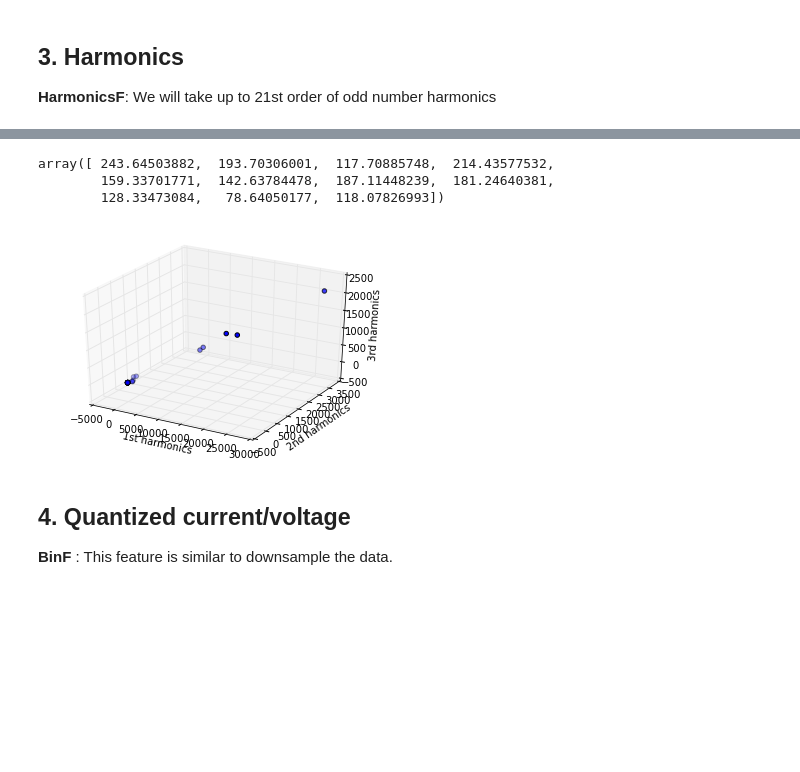
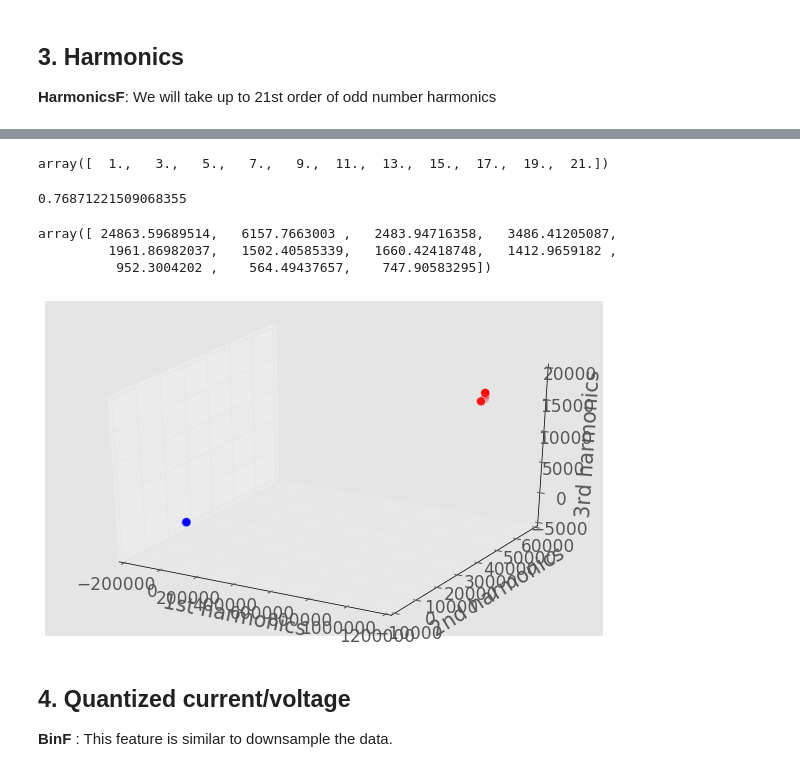
Before and after one commit to jingkungao/PLAID, a Jupyter notebook: Appliance Identification Code for GlobalSip.ipynb, the cells around one changed output, grey strips where cells are left out. Saved outputs shown, nothing was run; the diff lists cells and outputs as text; code cells hidden in the pictures; blank space fills up the shorter version.

```diff
--- a/Appliance Identification Code for GlobalSip.ipynb
+++ b/Appliance Identification Code for GlobalSip.ipynb
@@ -272,0 +293,10 @@ plt.show()
+# %%
+# plot four instances
+ids = [1,8,3,4]
+normalize = lambda x:x/(max(x)*1.1)
+for i in ids:
+    plt.plot(normalize(RawCF[np.where(type_label==i)[0][0],]),'.',label=Unq_type[i-1])
+    plt.legend()
+plt.xlabel('count')
+plt.ylabel('normalized current value')
+plt.title('One Period of Steady State')
@@ -273,11 +306,3 @@ plt.show()
 # %% [markdown]
 ## 2. Real/Reactive Power, PQ Plane feature
 **PQ**: Calculate real and reactive power from steady states
-# %%
-n = len(Data)
-PQ = np.empty([n,2])
-PQ[:,0] = np.mean(rep_I*rep_V,1) # real power
-for i in range(n):
-    tempI = Data[i+1]['current'][NS+1:]
-    tempV = Data[i+1]['voltage'][NS-NS/4+1:-NS/4]
-    PQ[i,1] = np.sum(tempI*tempV)/(npts-NS) # reactive power
@@ -286,9 +341,8 @@ import matplotlib.cm as cmx
 import matplotlib.colors as colors
 
 def get_cmap(N):
-    '''Returns a function that maps each index in 0, 1, ... N-1
-     to a distinct RGB color. Courtesy to the code snipped from
-     http://stackoverflow.com/questions/14720331/how-to-generate-random-colors-in-matplotlib'''
+    '''Returns a function that maps each index in 0, 1, ... N-1 to a distinct
+    RGB color.'''
     color_norm  = colors.Normalize(vmin=0, vmax=N-1)
     scalar_map = cmx.ScalarMappable(norm=color_norm, cmap='hsv')
     def map_index_to_rgb_color(index):
@@ -296,12 +350,11 @@ def get_cmap(N):
     return map_index_to_rgb_color
 
 cmap = get_cmap(11)
-Legends=('AC','CFL','Fan','Fridge','Hairdryer','Heater',
-         'Bulb','Laptop','Microwave','Vaccum','Washer')
+Legends=('AC','CFL','Fan','Fridge','Hairdryer','Heater','Bulb','Laptop','Microwave','Vaccum','Washer')
 markers='ov^<>sph+Dx'
 colors='bgrcmk'
 minx,maxx,miny,maxy = (0,0,0,0)
-fig=plt.figure(figsize=(4.9,3.9))
+fig=plt.figure(figsize=(12,6))
 ax=fig.add_subplot(1,1,1)
 ax.set_position([0.1,0.1,.6,0.8])
 # visualization of current features from certain type in PQ
@@ -311,7 +364,7 @@ for i in range(11):
     ix1 = ix[b]
     tempx = PQ[ix1,0]
     tempy = PQ[ix1,1]
-    plt.scatter(tempx,tempy,c=cmap(i),marker=markers[i],label=Legends[i])
+    plt.scatter(tempx,tempy,c=cmap(i),marker=markers[i], s=100, label=Legends[i])
     minx = min(minx,min(tempx))
     maxx = max(maxx,max(tempx))
     miny = min(miny,min(tempy))
@@ -348,34 +401,40 @@ plt.plot(x[:200],y[:200],'.-')
+# %%
+harmonics
+# %% [output]
+array([  1.,   3.,   5.,   7.,   9.,  11.,  13.,  15.,  17.,  19.,  21.])
+# %%
+y[40]
+# %% [output]
+0.76871221509068355
 # %%
 for i in range(n):
     temp_P = Data[i+1]['current']*Data[i+1]['voltage']
     y = np.abs(np.fft.fft(temp_P))
-    h = 40*harmonics+1
+    h = 40*harmonics
     h = h.astype(int)
     HarmonicsF[i,] =y[h]
 HarmonicsF[1,]
 # %% [output]
-array([ 243.64503882,  193.70306001,  117.70885748,  214.43577532,
-        159.33701771,  142.63784478,  187.11448239,  181.24640381,
-        128.33473084,   78.64050177,  118.07826993])
+array([ 24863.59689514,   6157.7663003 ,   2483.94716358,   3486.41205087,
+         1961.86982037,   1502.40585339,   1660.42418748,   1412.9659182 ,
+          952.3004202 ,    564.49437657,    747.90583295])
 # %%
 # visualization of harmonics features from certain type
 from mpl_toolkits.mplot3d import Axes3D
 
-ix1=np.where(type_label==9)[0][:20]
-ix2=np.where(type_label==7)[0][:20]
+ix1=np.where(type_label==9)[0][:4]
+ix2=np.where(type_label==7)[0][:4]
 fig = plt.figure()
 ax = fig.add_subplot(111, projection='3d')
-ax.scatter(xs=HarmonicsF[ix1,0], ys=HarmonicsF[ix1,1],
-           zs=HarmonicsF[ix1,2],c='b')
-ax.scatter(HarmonicsF[ix2,0], HarmonicsF[ix2,1],
-           zs=HarmonicsF[ix2,2],c='r')
+ax.scatter(xs=HarmonicsF[ix1,0], ys=HarmonicsF[ix1,1], zs=HarmonicsF[ix1,2],c='r',s=80)
+ax.scatter(HarmonicsF[ix2,0], HarmonicsF[ix2,1], zs=HarmonicsF[ix2,2],c='b',s=80)
 ax.set_xlabel('1st harmonics')
 ax.set_ylabel('2nd harmonics')
 ax.set_zlabel('3rd harmonics')
 
 plt.show()
 # %% [output]
-[figure, old version]
+[figure, new version]
 # %% [markdown]
 ## 4. Quantized current/voltage
 **BinF** : This feature is similar to downsample the data.
```
Also changed, not shown: parts of 50 cells of this notebook.
